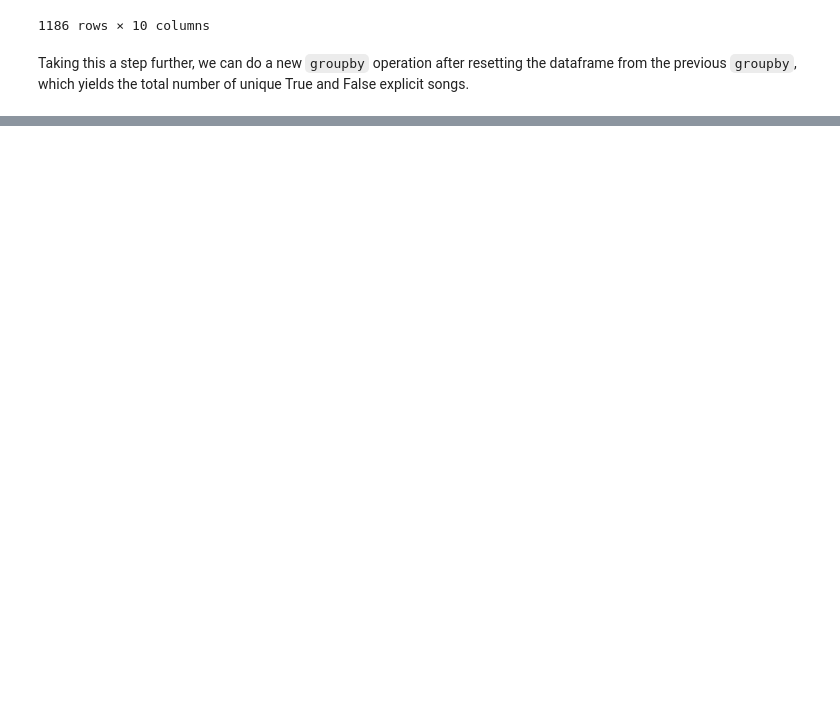
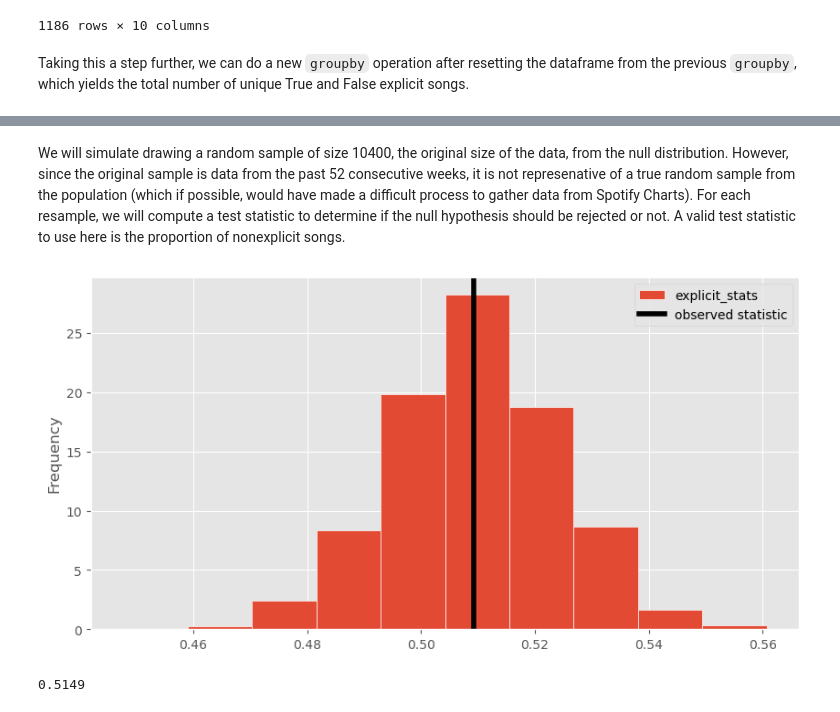
Before and after one commit to mtang24/spotify, a Jupyter notebook: charts.ipynb, the cells around one changed output, grey strips where cells are left out. Cells and saved outputs as stored; diff of their text form; code cells hidden in the pictures; blank space fills up the shorter version.

Commit message:
Add stats, visualizations, analysis

```diff
--- a/charts.ipynb
+++ b/charts.ipynb
@@ -11,4 +11,7 @@ import spotipy
 import pandas as pd
 from dotenv import load_dotenv
 import os
+import matplotlib.pyplot as plt
+plt.style.use('ggplot')
+import numpy as np
 # %% [markdown]
@@ -165,7 +174,3 @@ unique_exp_counts
 1186 rows × 10 columns
 # %% [markdown]
 Taking this a step further, we can do a new `groupby` operation after resetting the dataframe from the previous `groupby`, which yields the total number of unique True and False explicit songs.
-# %%
-unique_exp_counts = unique_exp_counts.groupby('explicit').count()
-unique_exp_counts = unique_exp_counts.assign(Count = unique_exp_counts.get('rank')).get(['Count'])
-unique_exp_counts
@@ -199,0 +177,8 @@ Let's take a deeper look at the differences.
+# %%
+unique_exp = unique_exp_counts.groupby('explicit').count()
+unique_exp = unique_exp.assign(Count = unique_exp.get('rank')).get(['Count'])
+observed_nonexp_prop = unique_exp['Count'].iloc[0]/unique_exp_counts.shape[0]
+observed_exp_prop = unique_exp['Count'].iloc[1]/unique_exp_counts.shape[0]
+print(f"Nonexplicit Proportion: {observed_nonexp_prop}")
+print(f"Explicit Proportion: {observed_exp_prop}")
+unique_exp
@@ -199,0 +196,24 @@ Let's take a deeper look at the differences.
+# %% [markdown]
+We will simulate drawing a random sample of size 10400, the original size of the data, from the null distribution. However, since the original sample is data from the past 52 consecutive weeks, it is not represenative of a true random sample from the population (which if possible, would have made a difficult process to gather data from Spotify Charts). For each resample, we will  compute a test statistic to determine if the null hypothesis should be rejected or not. A valid test statistic to use here is the proportion of nonexplicit songs.
+# %%
+explicit_stats = np.array([])
+for i in range(10000):
+    sample = unique_exp_counts.sample(unique_exp_counts.shape[0], replace=True)
+    sample = sample.groupby('explicit').count()
+    sample = sample.assign(Count = sample.get('rank')).get(['Count'])
+    stat = sample['Count'].iloc[0]/unique_exp_counts.shape[0]
+    explicit_stats = np.append(explicit_stats, stat)
+
+# Visualize with a histogram
+pd.DataFrame().assign(explicit_stats=explicit_stats).plot(kind='hist', \
+    density=True, ec='w', figsize=(10, 5));
+plt.axvline(x=observed_nonexp_prop, color='black', linewidth=4, \
+    label='observed statistic')
+plt.legend();
+# %% [output]
+[figure, added]
+# %%
+explicit_p_value =  np.count_nonzero(explicit_stats >= observed_nonexp_prop) / len(explicit_stats)
+explicit_p_value
+# %% [output]
+0.5149
```
Also changed, not shown: parts of 50 cells of this notebook.
